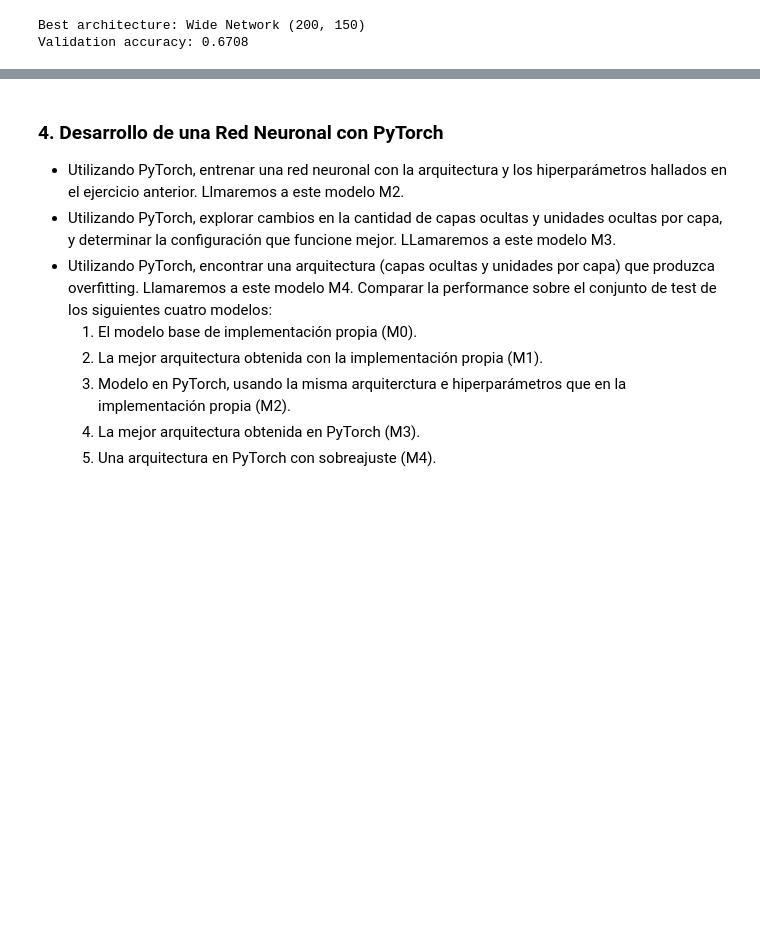
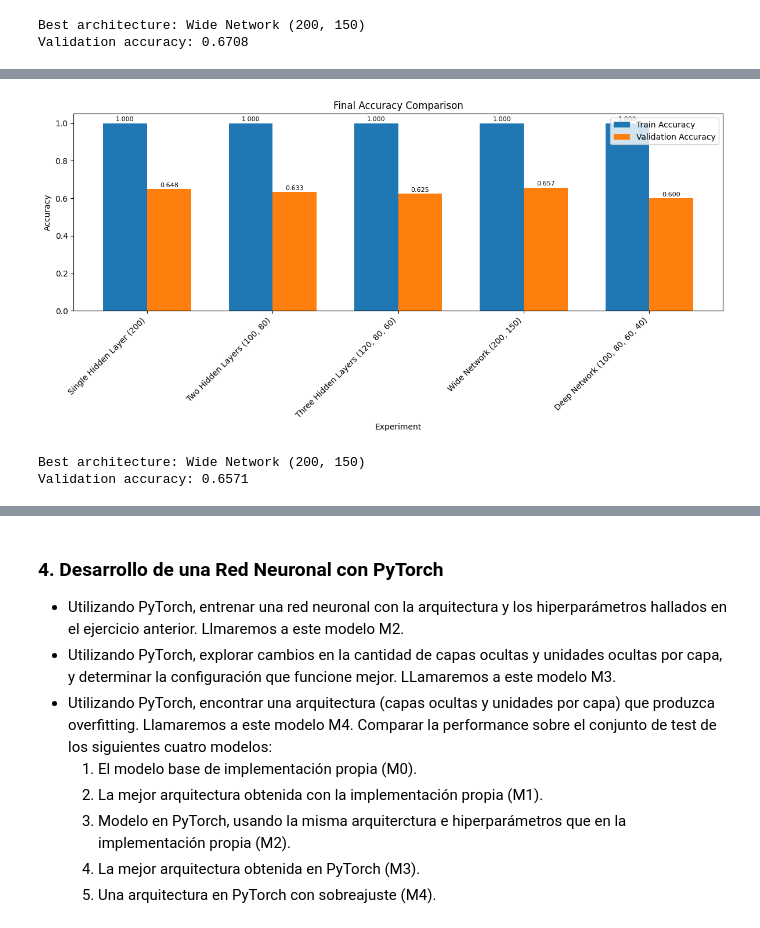
Before and after one commit to elianaostro/ML, a Jupyter notebook: Ostrovsky_Eliana_TP3/Ostrovsky_Eliana_Notebook_TP3.ipynb, the cells around one changed output, grey strips where cells are left out. Saved outputs shown, nothing was run; the diff lists cells and outputs as text; code cells hidden in the pictures; blank space fills up the shorter version.

```diff
--- a/Ostrovsky_Eliana_TP3/Ostrovsky_Eliana_Notebook_TP3.ipynb
+++ b/Ostrovsky_Eliana_TP3/Ostrovsky_Eliana_Notebook_TP3.ipynb
@@ -520,3 +372,38 @@ print(f"Validation accuracy: {best_arch_result['final_val_accuracy']:.4f}")
 [figure]
 Best architecture: Wide Network (200, 150)
 Validation accuracy: 0.6708
+# %%
+print("\nExploring different architectures with the second best configuration...")
+
+# Get the second best model after the best one
+sorted_results = sorted(results, key=lambda x: x['final_val_accuracy'], reverse=True)
+second_best_result = sorted_results[1] if len(sorted_results) > 1 else sorted_results[0]
+
+architectures = [
+    {
+        'name': 'Single Hidden Layer (200)',
+        'layer_sizes': [input_size, 200, output_size]
+    },{
+        'name': 'Two Hidden Layers (100, 80)',
+        'layer_sizes': [input_size, 100, 80, output_size]
+    },{
+        'name': 'Three Hidden Layers (120, 80, 60)',
+        'layer_sizes': [input_size, 120, 80, 60, output_size]
+    },{
+        'name': 'Wide Network (200, 150)',
+        'layer_sizes': [input_size, 200, 150, output_size]
+    },{
+        'name': 'Deep Network (100, 80, 60, 40)',
+        'layer_sizes': [input_size, 100, 80, 60, 40, output_size]
+    }
+]
+
+architecture_results = run_architecture_experiments(
+    architectures=architectures,
+    cofiguration=second_best_result,
+    ImprovedNeuralNetwork=ImprovedNeuralNetwork,
+    X_train=X_train,
+    y_train=y_train,
+    X_val=X_val,
+    y_val=y_val
+)
@@ -522,0 +428,10 @@ Validation accuracy: 0.6708
+# %%
+compare_final_metrics(architecture_results)
+
+best_arch_result = max(architecture_results, key=lambda x: x['final_val_accuracy'])
+print(f"\nBest architecture: {best_arch_result['name']}")
+print(f"Validation accuracy: {best_arch_result['final_val_accuracy']:.4f}")
+# %% [output]
+[figure, added]
+Best architecture: Wide Network (200, 150)
+Validation accuracy: 0.6571
```
Also changed, not shown: parts of 39 cells of this notebook, 52 other files.
